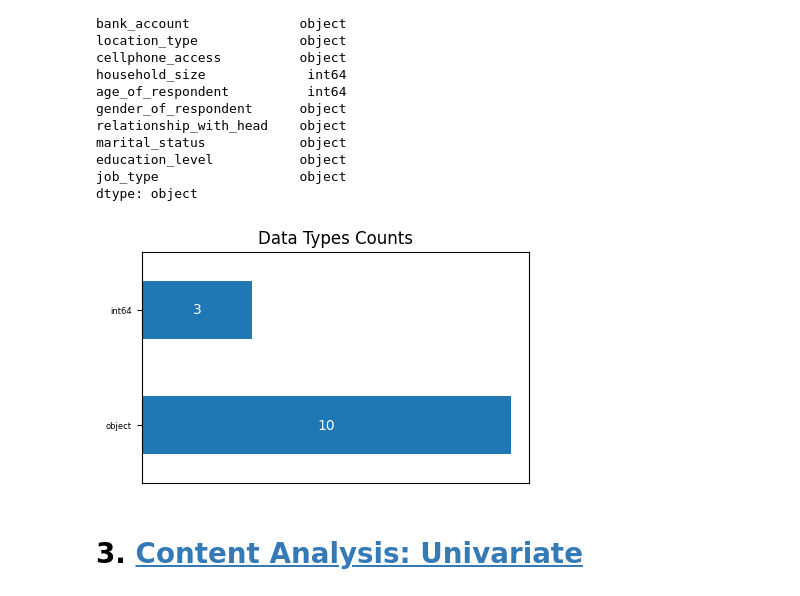
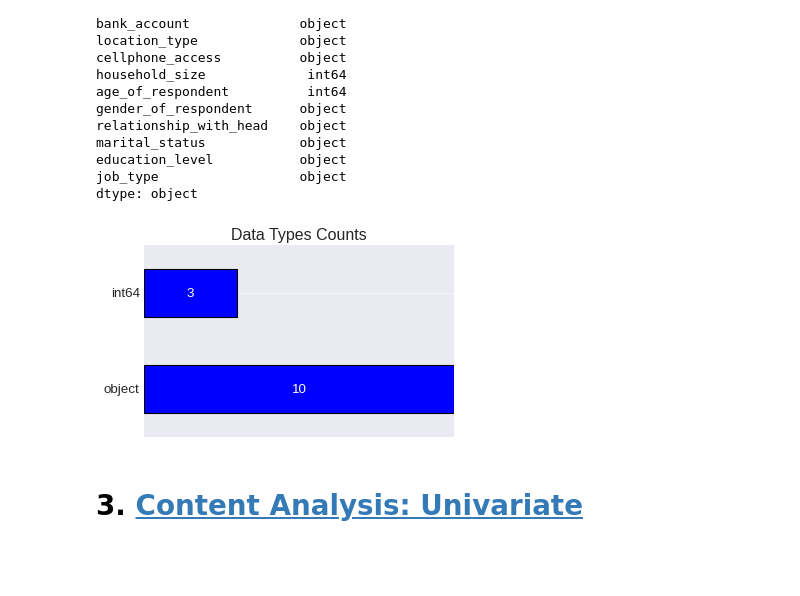
Before and after one commit to rammah83/Predictive-analytics---Machine-learning--Focus-statistics-, a Jupyter notebook: Assignments/StarterNotebook.ipynb, the cells around one changed output. Saved outputs shown, nothing was run; the diff lists cells and outputs as text; code cells hidden in the pictures; blank space fills up the shorter version.

```diff
--- a/Assignments/StarterNotebook.ipynb
+++ b/Assignments/StarterNotebook.ipynb
@@ -131,26 +137,27 @@ education_level           object
 job_type                  object
 dtype: object
 # %%
+plt.style.use("seaborn-v0_8-darkgrid")
 train.dtypes.value_counts(normalize=False).plot(
         kind="barh",
         figsize=(5, 3),
         rot=0,
-        fontsize=6,
+        fontsize=12,
         xticks=[],
         title="Data Types Counts",
     );
 ax = plt.gca()
 for container in ax.containers:
         ax.bar_label(
             container,
             fmt="%.0f",
-            fontsize=10,
+            fontsize=12,
             label_type="center",
             color="white",
         )  # type: ignore
         plt.show()
 # %% [output]
-[figure, old version]
+[figure, new version]
 # %% [markdown]
 # 3. <a id='toc3_'></a>[Content Analysis: Univariate](#toc0_)
 # %% [markdown]
```
Also changed, not shown: parts of 49 cells of this notebook, 9 other files.
